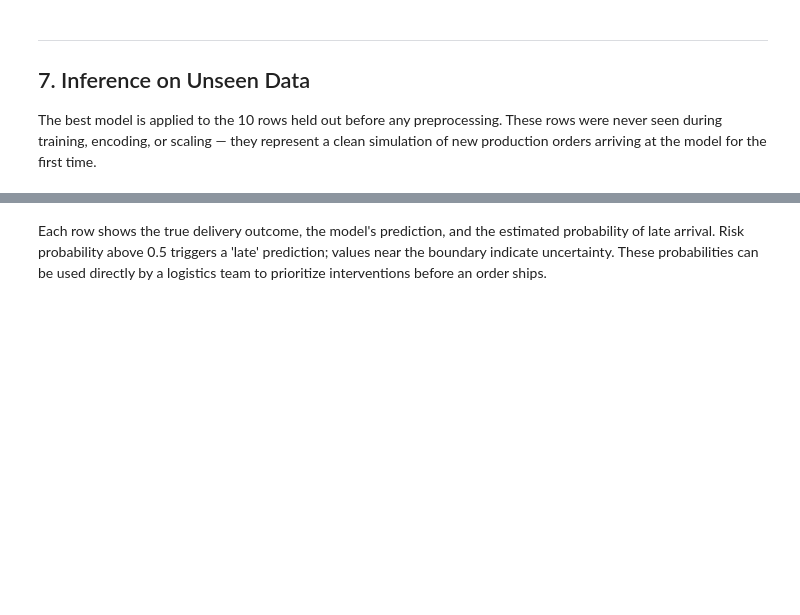
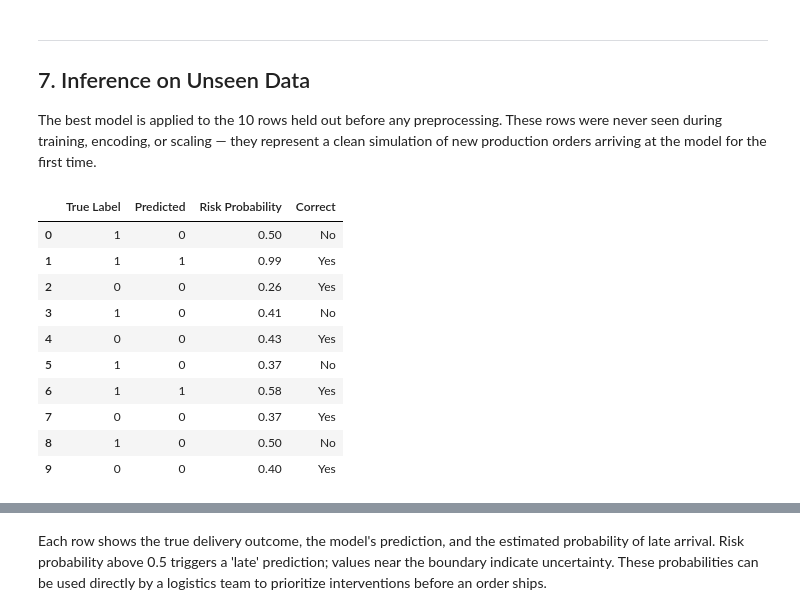
Before and after one commit to BenjmaaYoussef/CS50_AI, a Jupyter notebook: notebooks/07_final_merged.ipynb, the cells around one changed output, grey strips where cells are left out. Cells and saved outputs as stored; diff of their text form; code cells hidden in the pictures; blank space fills up the shorter version.

```diff
--- a/notebooks/07_final_merged.ipynb
+++ b/notebooks/07_final_merged.ipynb
@@ -2554,27 +2578,39 @@ The best model is applied to the 10 rows held out before any preprocessing. Thes
 # %%
 # Step 1: load the best model's fitted estimator from its results file
 best_file = model_files[best_model_name]
 with open(os.path.join(RESULTS_DIR, best_file), 'rb') as f:
     best_res = pickle.load(f)
 best_model = best_res['model']
 
 # Step 2: retrieve the preprocessed inference holdout from the artifact
 df_inference_raw       = prep_data['df_inference_raw']
 df_inference_processed = prep_data['df_inference_processed']
 
 # Step 3: run prediction — the encoder and scaler are already frozen inside the artifact
 y_inf_pred  = best_model.predict(df_inference_processed)
 y_inf_proba = best_model.predict_proba(df_inference_processed)[:, 1]
 
 # Step 4: build and display the results table
 y_inf_true = df_inference_raw['Late_delivery_risk'].values
 inference_table = pd.DataFrame({
     'True Label':       y_inf_true,
     'Predicted':        y_inf_pred,
     'Risk Probability': y_inf_proba.round(3),
-    'Correct':          (y_inf_true == y_inf_pred).map({True: 'Yes', False: 'No'}),
+    'Correct':          pd.Series(y_inf_true == y_inf_pred).map({True: 'Yes', False: 'No'}),
 })
 inference_table
+# %% [output]
+|  | True Label | Predicted | Risk Probability | Correct |
+| 0 | 1 | 0 | 0.50 | No |
+| 1 | 1 | 1 | 0.99 | Yes |
+| 2 | 0 | 0 | 0.26 | Yes |
+| 3 | 1 | 0 | 0.41 | No |
+| 4 | 0 | 0 | 0.43 | Yes |
+| 5 | 1 | 0 | 0.37 | No |
+| 6 | 1 | 1 | 0.58 | Yes |
+| 7 | 0 | 0 | 0.37 | Yes |
+| 8 | 1 | 0 | 0.50 | No |
+| 9 | 0 | 0 | 0.40 | Yes |
 # %%
 # Step 5: summarize inference accuracy on the 10 holdout rows
 n_correct = (y_inf_true == y_inf_pred).sum()
```
Also changed, not shown: parts of 8 cells of this notebook, 1 other file.
